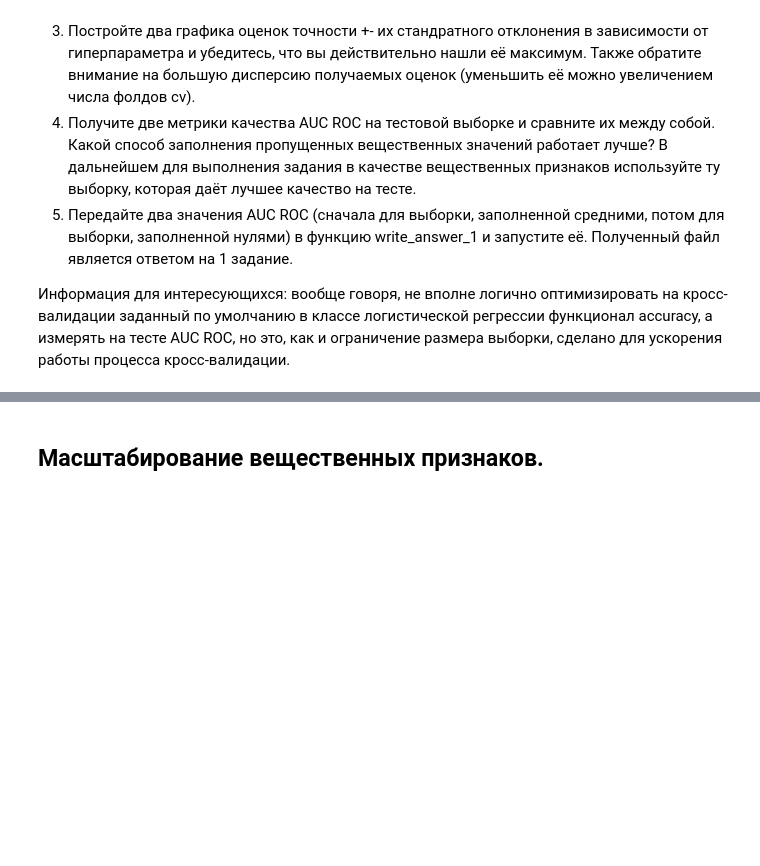
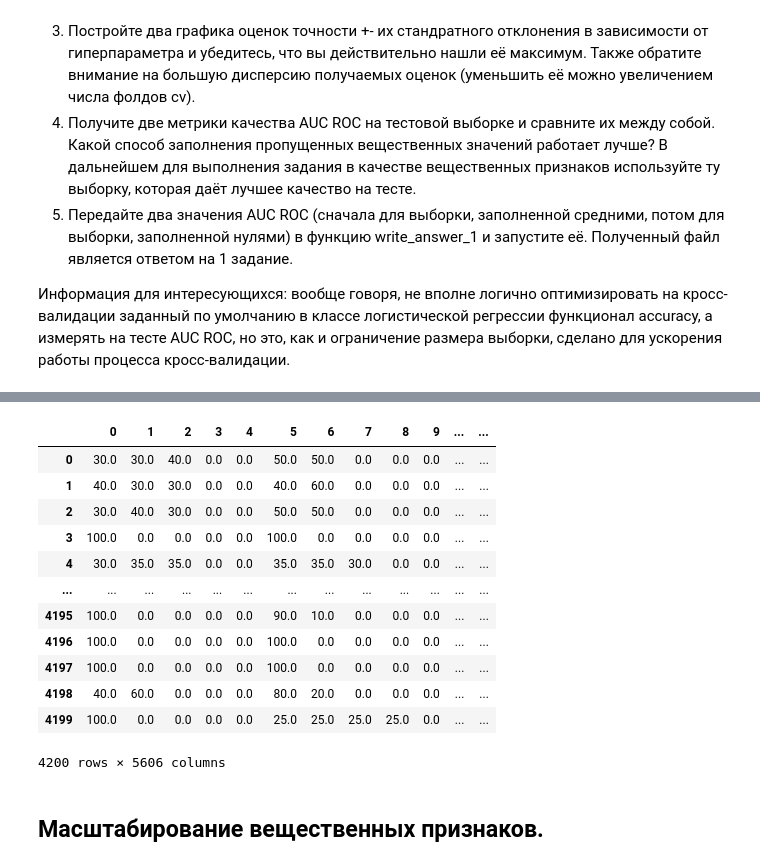
Before and after one commit to Laztrex/basic-statistic, a Jupyter notebook: study/coursera_labeled_data_training/Preprocessing_LR_Coursera.ipynb, the cells around one changed output, grey strips where cells are left out. Drawn from its saved outputs; the diff is of its cells as text; code cells hidden in the pictures; blank space fills up the shorter version.

Commit message:
continue work, preprocessing data (temp)

```diff
--- a/coursera_labeled_data_training/Preprocessing_LR_Coursera.ipynb
+++ b/study/coursera_labeled_data_training/Preprocessing_LR_Coursera.ipynb
@@ -283,4 +327,21 @@ score_mean = make_thinks(X_train_real_mean, X_test_real_mean)
 # %%
 write_answer_1(score_zero, score_mean)
+# %%
+train = np.hstack((X_train_real_zeros, X_train_cat_oh))
+pd.DataFrame(train)
+# %% [output]
+|  | 0 | 1 | 2 | 3 | 4 | 5 | 6 | 7 | 8 | 9 | ... | ... |
+| 0 | 30.0 | 30.0 | 40.0 | 0.0 | 0.0 | 50.0 | 50.0 | 0.0 | 0.0 | 0.0 | ... | ... |
+| 1 | 40.0 | 30.0 | 30.0 | 0.0 | 0.0 | 40.0 | 60.0 | 0.0 | 0.0 | 0.0 | ... | ... |
+| 2 | 30.0 | 40.0 | 30.0 | 0.0 | 0.0 | 50.0 | 50.0 | 0.0 | 0.0 | 0.0 | ... | ... |
+| 3 | 100.0 | 0.0 | 0.0 | 0.0 | 0.0 | 100.0 | 0.0 | 0.0 | 0.0 | 0.0 | ... | ... |
+| 4 | 30.0 | 35.0 | 35.0 | 0.0 | 0.0 | 35.0 | 35.0 | 30.0 | 0.0 | 0.0 | ... | ... |
+| ... | ... | ... | ... | ... | ... | ... | ... | ... | ... | ... | ... | ... |
+| 4195 | 100.0 | 0.0 | 0.0 | 0.0 | 0.0 | 90.0 | 10.0 | 0.0 | 0.0 | 0.0 | ... | ... |
+| 4196 | 100.0 | 0.0 | 0.0 | 0.0 | 0.0 | 100.0 | 0.0 | 0.0 | 0.0 | 0.0 | ... | ... |
+| 4197 | 100.0 | 0.0 | 0.0 | 0.0 | 0.0 | 100.0 | 0.0 | 0.0 | 0.0 | 0.0 | ... | ... |
+| 4198 | 40.0 | 60.0 | 0.0 | 0.0 | 0.0 | 80.0 | 20.0 | 0.0 | 0.0 | 0.0 | ... | ... |
+| 4199 | 100.0 | 0.0 | 0.0 | 0.0 | 0.0 | 25.0 | 25.0 | 25.0 | 25.0 | 0.0 | ... | ... |
+4200 rows × 5606 columns
 # %% [markdown]
 ## Масштабирование вещественных признаков.
```
Also changed, not shown: parts of 12 cells of this notebook, 11 other files.
